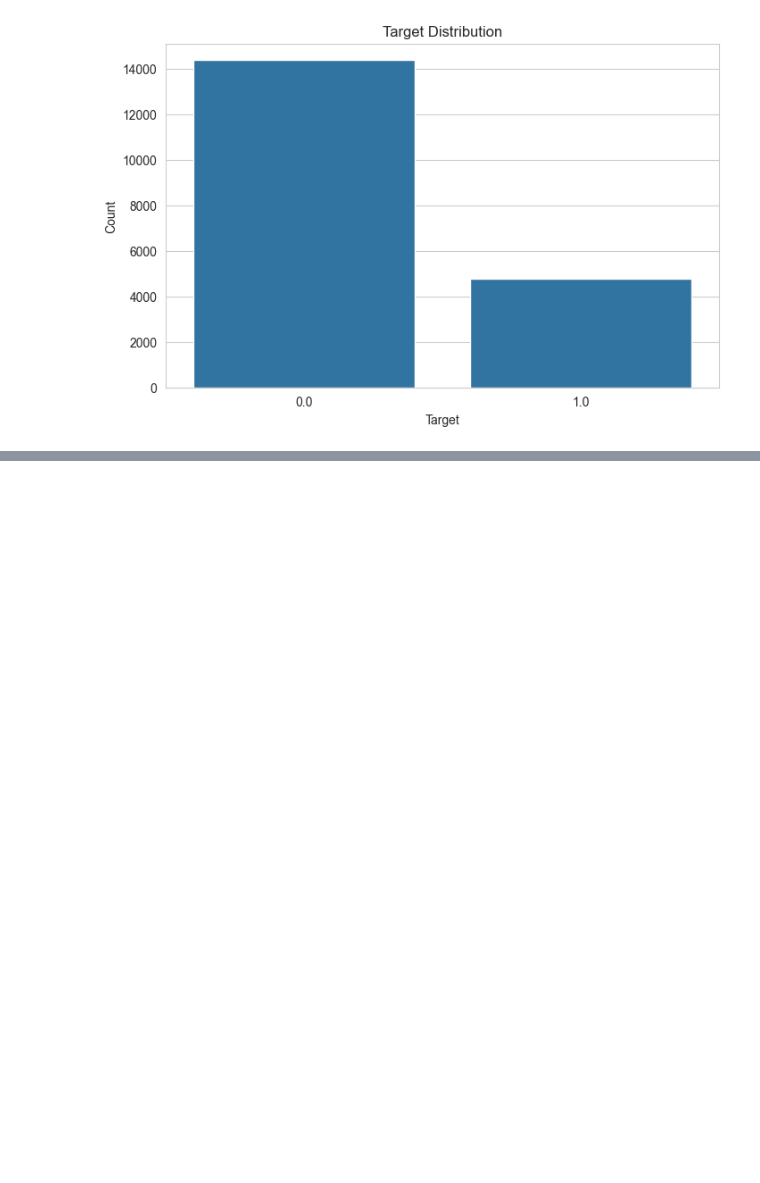
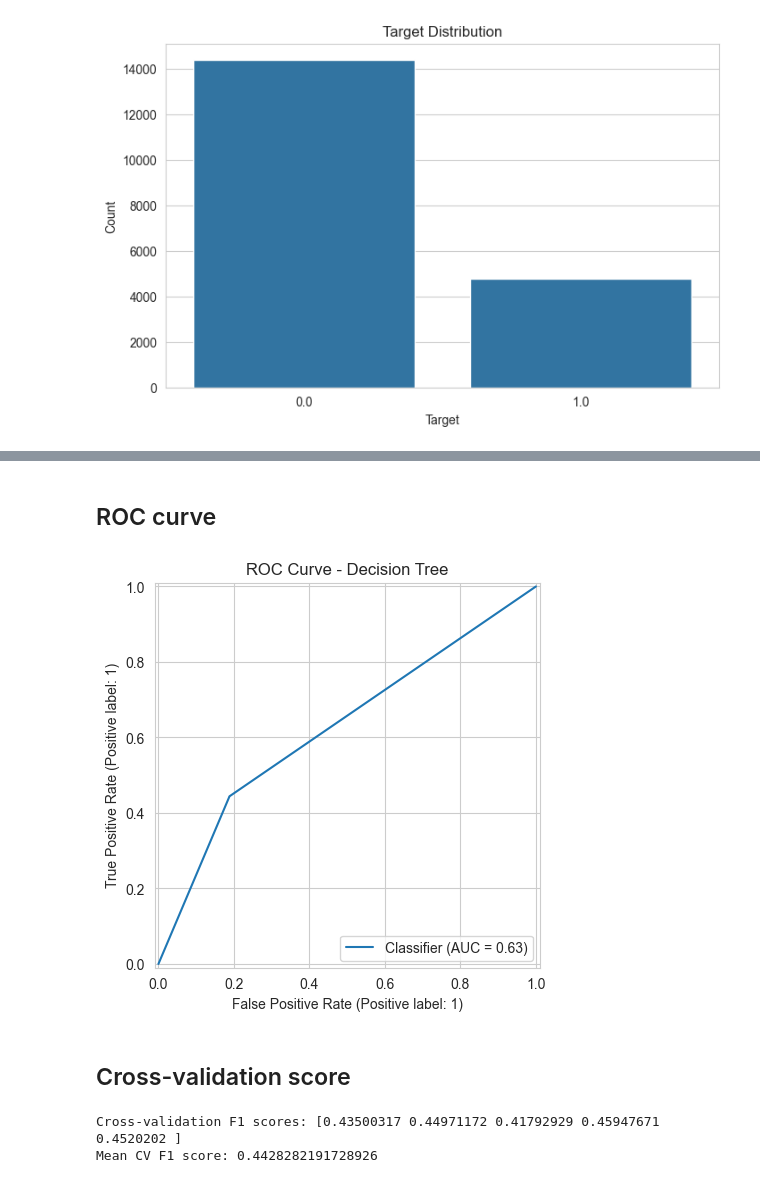
Before and after one commit to asitha-dharmarathne/Job-Change-Prediction-Using-Supervised-Learning, a Jupyter notebook: notebooks/03_decision_tree.ipynb, the cells around one changed output, grey strips where cells are left out. Drawn from its saved outputs; the diff is of its cells as text; code cells hidden in the pictures; blank space fills up the shorter version.

```diff
--- a/notebooks/03_decision_tree.ipynb
+++ b/notebooks/03_decision_tree.ipynb
@@ -75,0 +152,24 @@ plt.show()
+# %% [markdown]
+## ROC curve
+# %%
+RocCurveDisplay.from_predictions(y_test, y_prob)
+plt.title("ROC Curve - Decision Tree")
+plt.show()
+# %% [output]
+[figure, added]
+# %% [markdown]
+## Cross-validation score
+# %%
+cv_scores = cross_val_score(
+    DecisionTreeClassifier(random_state=42),
+    X_train,
+    y_train,
+    cv=5,
+    scoring="f1"
+)
+
+print("Cross-validation F1 scores:", cv_scores)
+print("Mean CV F1 score:", cv_scores.mean())
+# %% [output]
+Cross-validation F1 scores: [0.43500317 0.44971172 0.41792929 0.45947671 0.4520202 ]
+Mean CV F1 score: 0.4428282191728926
```
Also changed, not shown: parts of 17 cells of this notebook.
